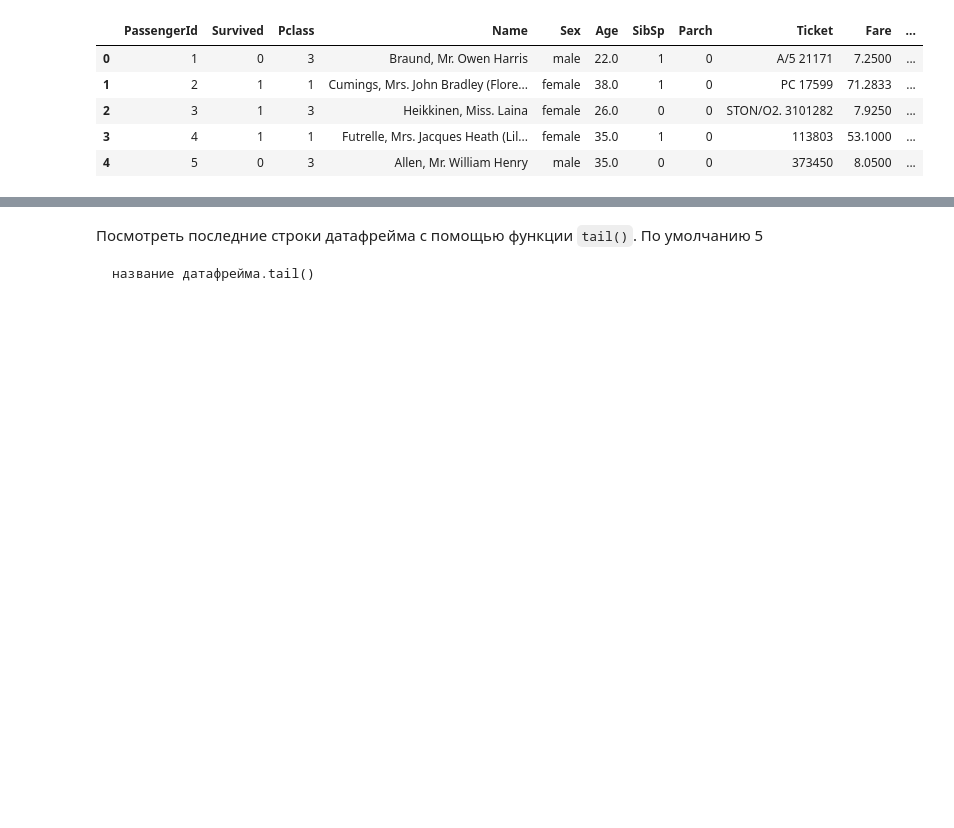
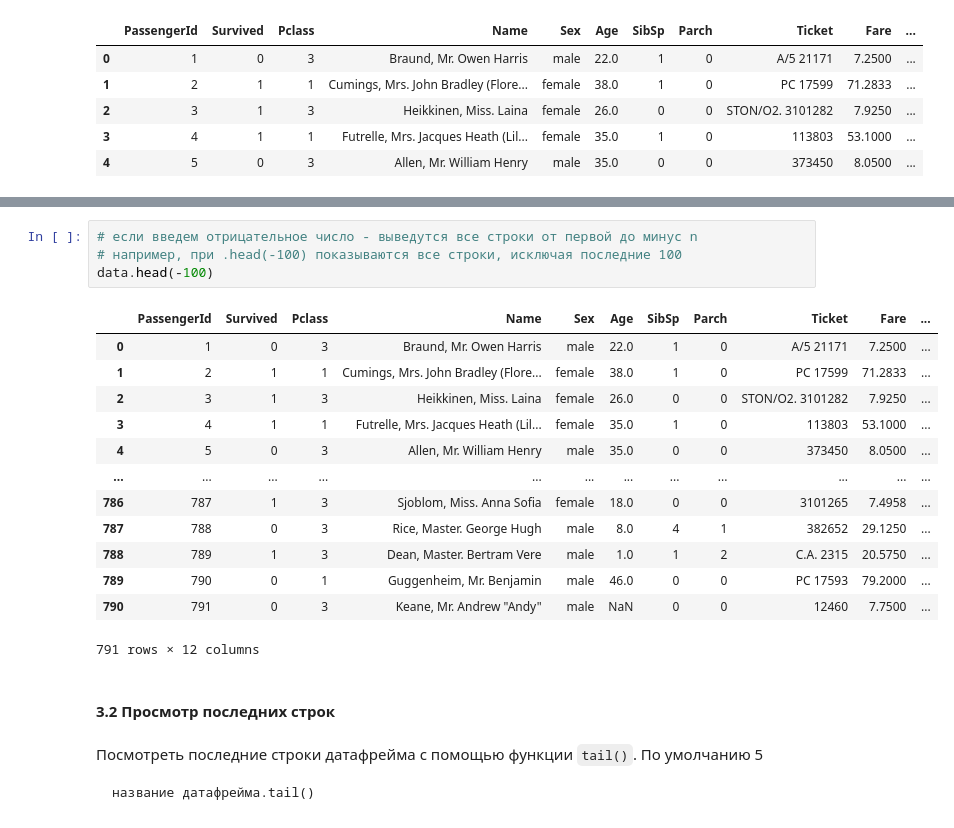
Before and after one commit to ksumarshmallow/Data-Analysis-Media-24, a Jupyter notebook: Seminars/Sem1/Sem1.ipynb, the cells around one changed output, grey strips where cells are left out. Cells and saved outputs as stored; diff of their text form; blank space fills up the shorter version.

```diff
--- a/Seminars/Sem1/Sem1.ipynb
+++ b/Seminars/Sem1/Sem1.ipynb
@@ -221,3 +516,23 @@ data.head(1)    # можно передать аргументом количе
+# %%
+# если введем отрицательное число - выведутся все строки от первой до минус n
+# например, при .head(-100) показываются все строки, исключая последние 100
+data.head(-100)
+# %% [output]
+|  | PassengerId | Survived | Pclass | Name | Sex | Age | SibSp | Parch | Ticket | Fare | ... |
+| 0 | 1 | 0 | 3 | Braund, Mr. Owen Harris | male | 22.0 | 1 | 0 | A/5 21171 | 7.2500 | ... |
+| 1 | 2 | 1 | 1 | Cumings, Mrs. John Bradley (Flore... | female | 38.0 | 1 | 0 | PC 17599 | 71.2833 | ... |
+| 2 | 3 | 1 | 3 | Heikkinen, Miss. Laina | female | 26.0 | 0 | 0 | STON/O2. 3101282 | 7.9250 | ... |
+| 3 | 4 | 1 | 1 | Futrelle, Mrs. Jacques Heath (Lil... | female | 35.0 | 1 | 0 | 113803 | 53.1000 | ... |
+| 4 | 5 | 0 | 3 | Allen, Mr. William Henry | male | 35.0 | 0 | 0 | 373450 | 8.0500 | ... |
+| ... | ... | ... | ... | ... | ... | ... | ... | ... | ... | ... | ... |
+| 786 | 787 | 1 | 3 | Sjoblom, Miss. Anna Sofia | female | 18.0 | 0 | 0 | 3101265 | 7.4958 | ... |
+| 787 | 788 | 0 | 3 | Rice, Master. George Hugh | male | 8.0 | 4 | 1 | 382652 | 29.1250 | ... |
+| 788 | 789 | 1 | 3 | Dean, Master. Bertram Vere | male | 1.0 | 1 | 2 | C.A. 2315 | 20.5750 | ... |
+| 789 | 790 | 0 | 1 | Guggenheim, Mr. Benjamin | male | 46.0 | 0 | 0 | PC 17593 | 79.2000 | ... |
+| 790 | 791 | 0 | 3 | Keane, Mr. Andrew "Andy" | male | NaN | 0 | 0 | 12460 | 7.7500 | ... |
+791 rows × 12 columns
+# %% [markdown]
+#### 3.2 Просмотр последних строк
 # %% [markdown]
 Посмотреть последние строки датафрейма с помощью функции `tail()`. По умолчанию 5
 
```
Also changed, not shown: parts of 205 cells of this notebook.
